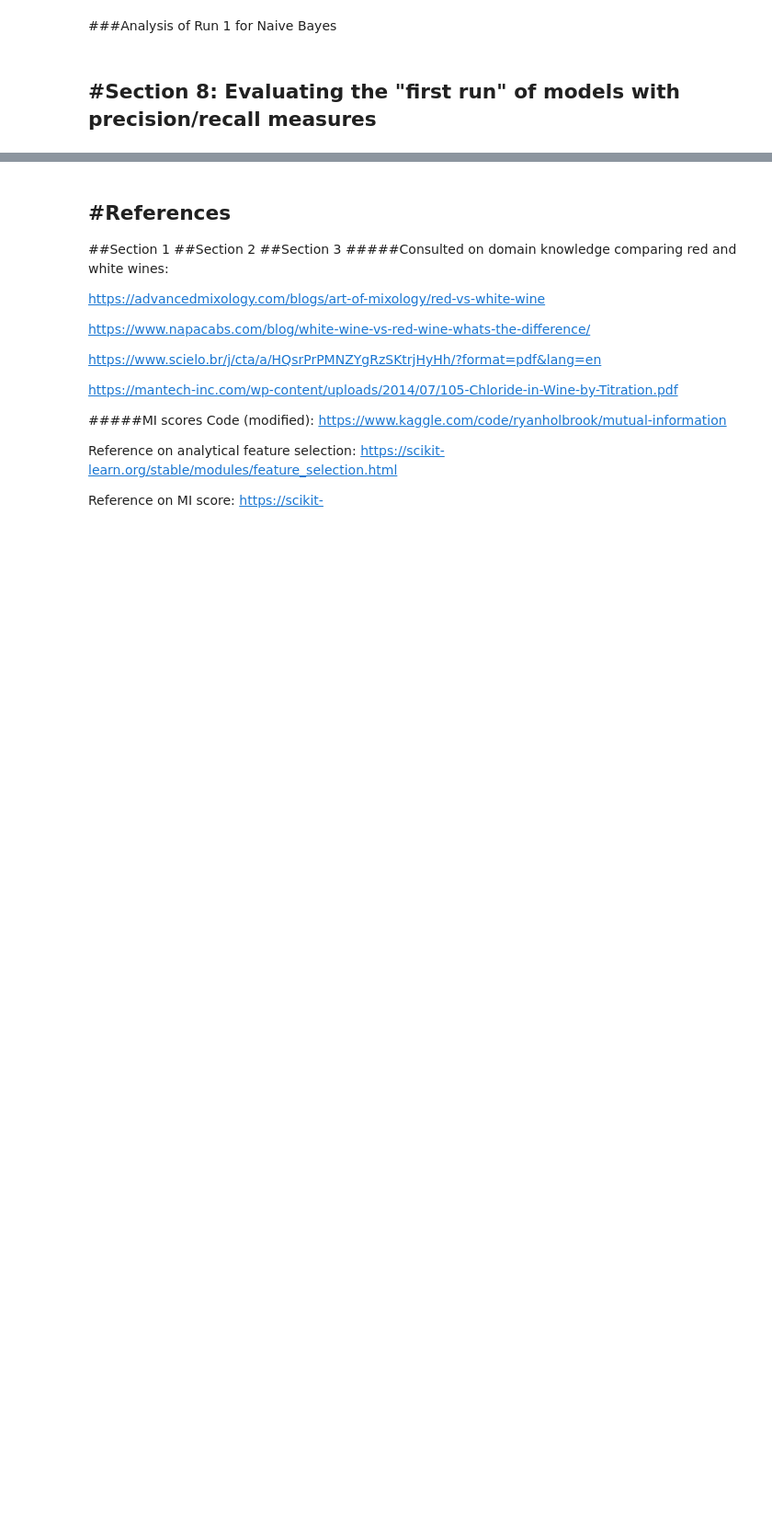
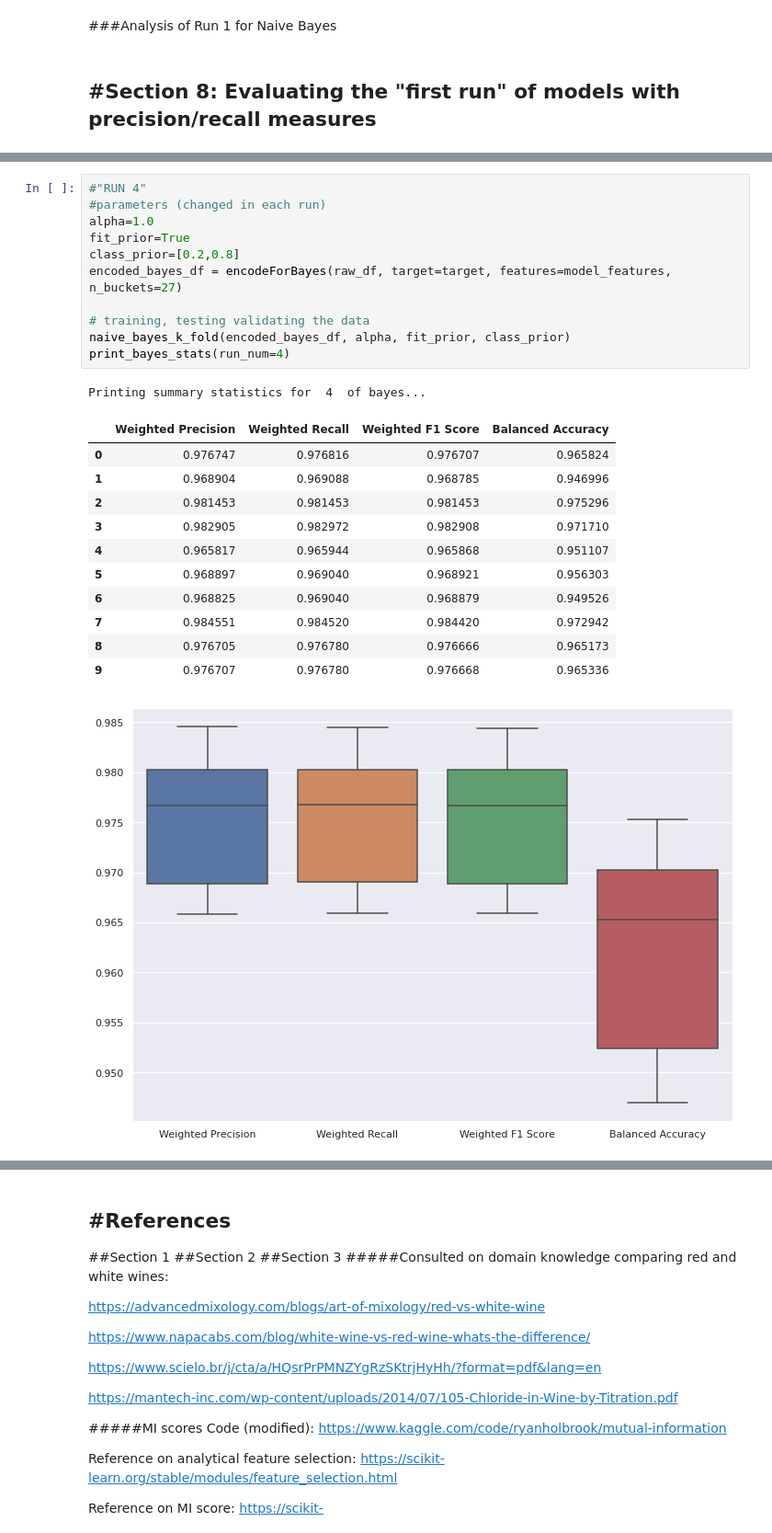
Before and after one commit to journalWheat/CSI4106-Project1, a Jupyter notebook: CSI4106_Project1_JaredWagner_GeneralForm.ipynb, the cells around one changed output, grey strips where cells are left out. Shown: that part at 92% size. Drawn from its saved outputs; the diff is of its cells as text; blank space fills up the shorter version.

```diff
--- a/CSI4106_Project1_JaredWagner_GeneralForm.ipynb
+++ b/CSI4106_Project1_JaredWagner_GeneralForm.ipynb
@@ -524,0 +518,25 @@ matrix [[155  15]
+# %%
+#"RUN 4"
+#parameters (changed in each run)
+alpha=1.0
+fit_prior=True
+class_prior=[0.2,0.8]
+encoded_bayes_df = encodeForBayes(raw_df, target=target, features=model_features, n_buckets=27)
+
+# training, testing validating the data
+naive_bayes_k_fold(encoded_bayes_df, alpha, fit_prior, class_prior)
+print_bayes_stats(run_num=4)
+# %% [output]
+Printing summary statistics for  4  of bayes...
+|  | Weighted Precision | Weighted Recall | Weighted F1 Score | Balanced Accuracy |
+| 0 | 0.976747 | 0.976816 | 0.976707 | 0.965824 |
+| 1 | 0.968904 | 0.969088 | 0.968785 | 0.946996 |
+| 2 | 0.981453 | 0.981453 | 0.981453 | 0.975296 |
+| 3 | 0.982905 | 0.982972 | 0.982908 | 0.971710 |
+| 4 | 0.965817 | 0.965944 | 0.965868 | 0.951107 |
+| 5 | 0.968897 | 0.969040 | 0.968921 | 0.956303 |
+| 6 | 0.968825 | 0.969040 | 0.968879 | 0.949526 |
+| 7 | 0.984551 | 0.984520 | 0.984420 | 0.972942 |
+| 8 | 0.976705 | 0.976780 | 0.976666 | 0.965173 |
+| 9 | 0.976707 | 0.976780 | 0.976668 | 0.965336 |
+[figure, added]
```
Also changed, not shown: parts of 18 cells of this notebook.
